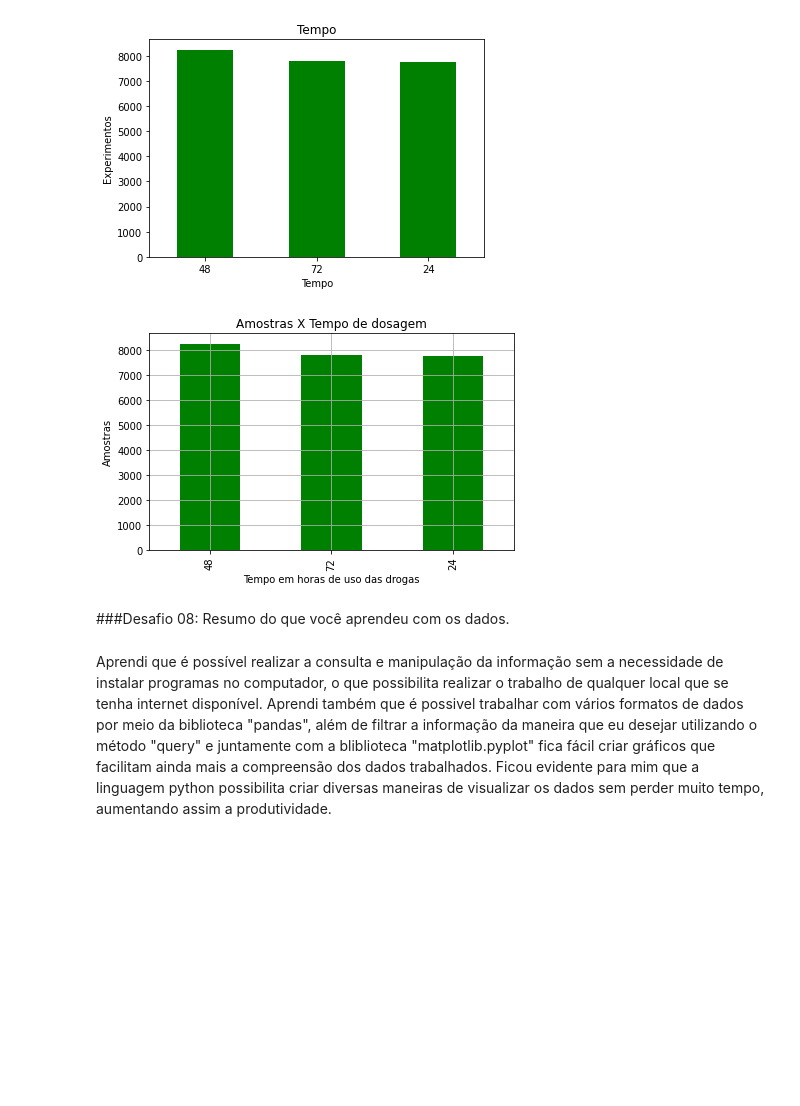
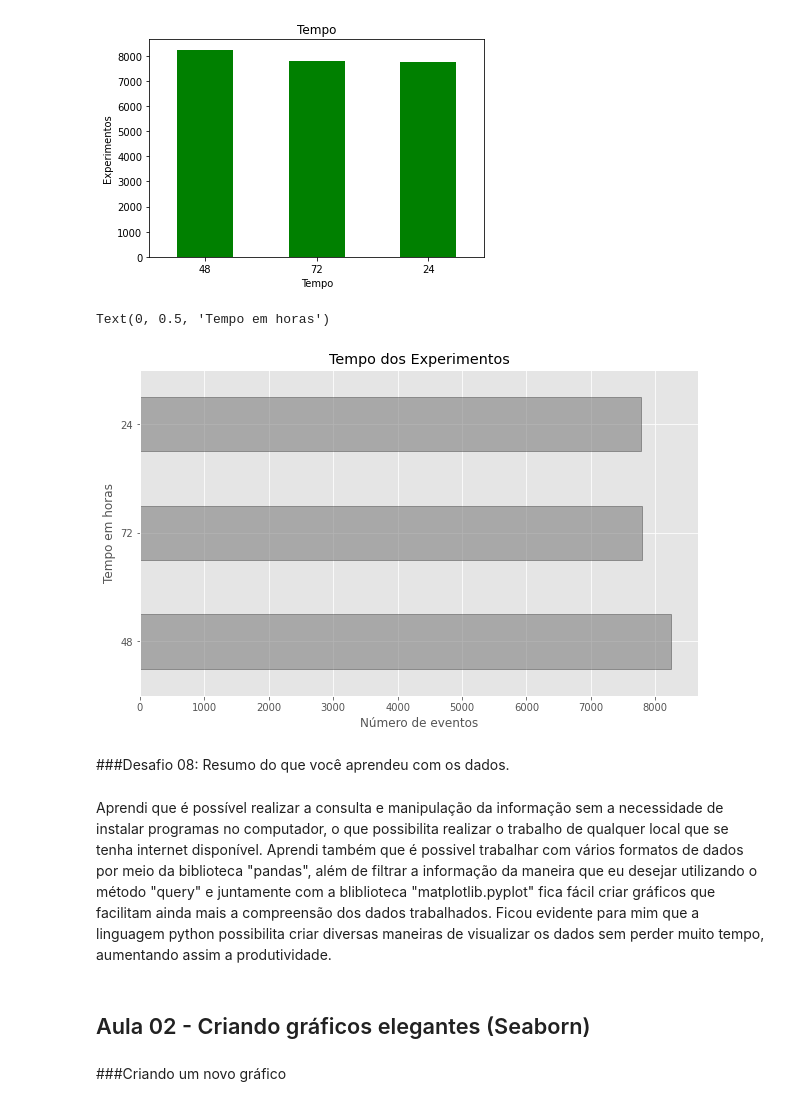
Before and after one commit to weltonrosa/Curso_Alura_ImersaoDados, a Jupyter notebook: Imersão_Dados.ipynb, the cells around one changed output. Cells and saved outputs as stored; diff of their text form; code cells hidden in the pictures; blank space fills up the shorter version.

```diff
--- a/Imersão_Dados.ipynb
+++ b/Imersão_Dados.ipynb
@@ -296,17 +419,24 @@ dados['tempo'].value_counts().plot.bar(title = 'Tempo', xlabel = 'Tempo', ylabel
 # %% [output]
 <matplotlib.axes._subplots.AxesSubplot at 0x...>
 [figure]
-# %%
-import matplotlib.pyplot as plt
-dados['tempo'].value_counts().plot.bar(title="Amostras X Tempo de dosagem", color = 'green', grid=True)
-plt.xlabel("Tempo em horas de uso das drogas")
-plt.ylabel("Amostras")
-plt.tight_layout()
-# %% [output]
-[figure, removed]
+# %%
+import matplotlib.pyplot as plt
+plt.style.use("ggplot")
+plt.figure(figsize = (10, 6))
+dados['tempo'].value_counts().plot.barh(ec = "k", alpha = .6, color = "gray")
+plt.title('Tempo dos Experimentos')
+plt.xlabel("Número de eventos")
+plt.ylabel("Tempo em horas")
+# %% [output]
+Text(0, 0.5, 'Tempo em horas')
+[figure, added]
 # %% [markdown]
 ###Desafio 08: Resumo do que você aprendeu com os dados.
 # %% [markdown]
-Aprendi que é possível realizar a consulta e manipulação da informação sem a necessidade de instalar programas no computador, o que possibilita realizar o trabalho de qualquer local que se tenha internet disponível.
+<p>Aprendi que é possível realizar a consulta e manipulação da informação sem a necessidade de instalar programas no computador, o que possibilita realizar o trabalho de qualquer local que se tenha internet disponível.
 Aprendi também que é possivel trabalhar com vários formatos de dados por meio da biblioteca "pandas", além de filtrar a informação da maneira que eu desejar utilizando o método "query" e juntamente com a bliblioteca "matplotlib.pyplot" fica fácil criar gráficos que facilitam ainda mais a compreensão dos dados trabalhados.
 Ficou evidente para mim que a linguagem python possibilita criar diversas maneiras de visualizar os dados sem perder muito tempo, aumentando assim a produtividade.
+# %% [markdown]
+## Aula 02 - Criando gráficos elegantes (Seaborn)
+# %% [markdown]
+###Criando um novo gráfico
```
Also changed, not shown: parts of 83 cells of this notebook.
